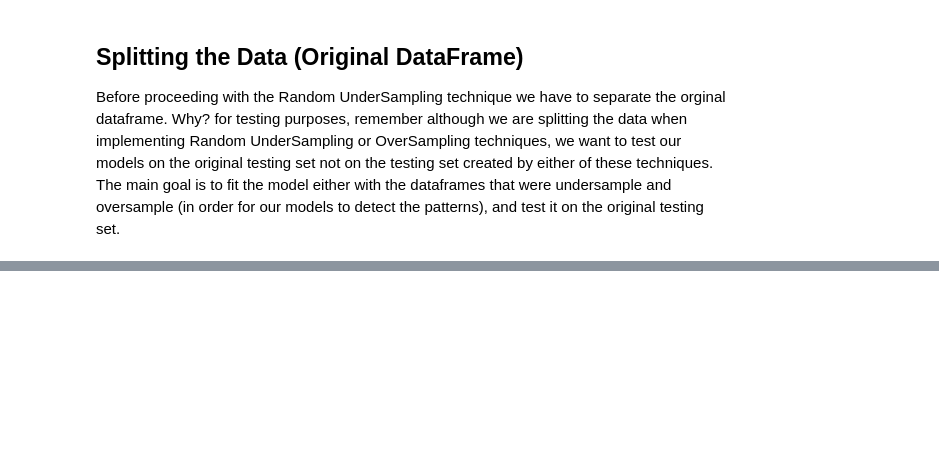
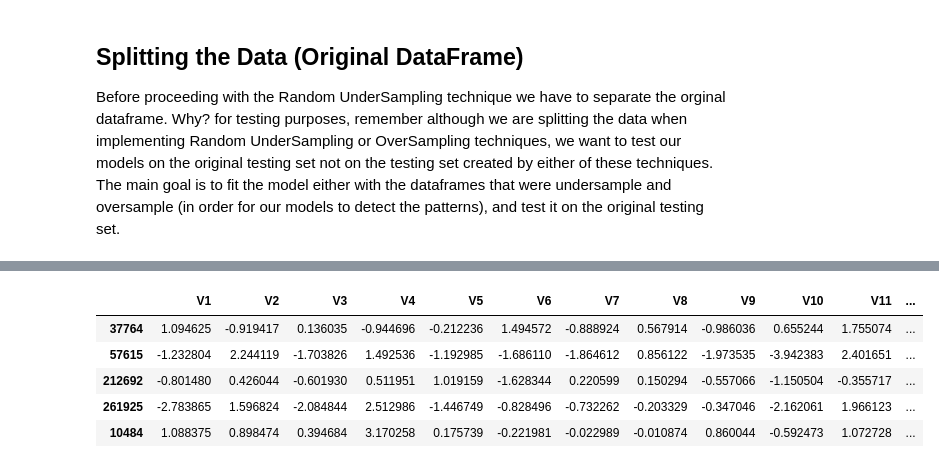
Before and after one commit to malarkeyfrancis/kaggle_ML, a Jupyter notebook: credit_card_fraud/CC_fraud.ipynb, the cells around one changed output, grey strips where cells are left out. Saved outputs shown, nothing was run; the diff lists cells and outputs as text; code cells hidden in the pictures; blank space fills up the shorter version.

```diff
--- a/credit_card_fraud/CC_fraud.ipynb
+++ b/credit_card_fraud/CC_fraud.ipynb
@@ -190,0 +269,19 @@ Before proceeding with the Random UnderSampling technique we have to separate th
+# %%
+df_sample = df.sample(frac=1)
+
+fraud_df = df_sample.loc[df_sample['Class'] == 1]
+non_fraud_df = df_sample.loc[df_sample['Class'] == 0][:492]
+
+normal_distributed_df = pd.concat([fraud_df, non_fraud_df])
+
+# shuffle the rows
+new_df = normal_distributed_df.sample(frac=1, random_state=42)
+
+new_df.head()
+# %% [output]
+|  | V1 | V2 | V3 | V4 | V5 | V6 | V7 | V8 | V9 | V10 | V11 | ... |
+| 37764 | 1.094625 | -0.919417 | 0.136035 | -0.944696 | -0.212236 | 1.494572 | -0.888924 | 0.567914 | -0.986036 | 0.655244 | 1.755074 | ... |
+| 57615 | -1.232804 | 2.244119 | -1.703826 | 1.492536 | -1.192985 | -1.686110 | -1.864612 | 0.856122 | -1.973535 | -3.942383 | 2.401651 | ... |
+| 212692 | -0.801480 | 0.426044 | -0.601930 | 0.511951 | 1.019159 | -1.628344 | 0.220599 | 0.150294 | -0.557066 | -1.150504 | -0.355717 | ... |
+| 261925 | -2.783865 | 1.596824 | -2.084844 | 2.512986 | -1.446749 | -0.828496 | -0.732262 | -0.203329 | -0.347046 | -2.162061 | 1.966123 | ... |
+| 10484 | 1.088375 | 0.898474 | 0.394684 | 3.170258 | 0.175739 | -0.221981 | -0.022989 | -0.010874 | 0.860044 | -0.592473 | 1.072728 | ... |
```
Also changed, not shown: parts of 12 cells of this notebook.
